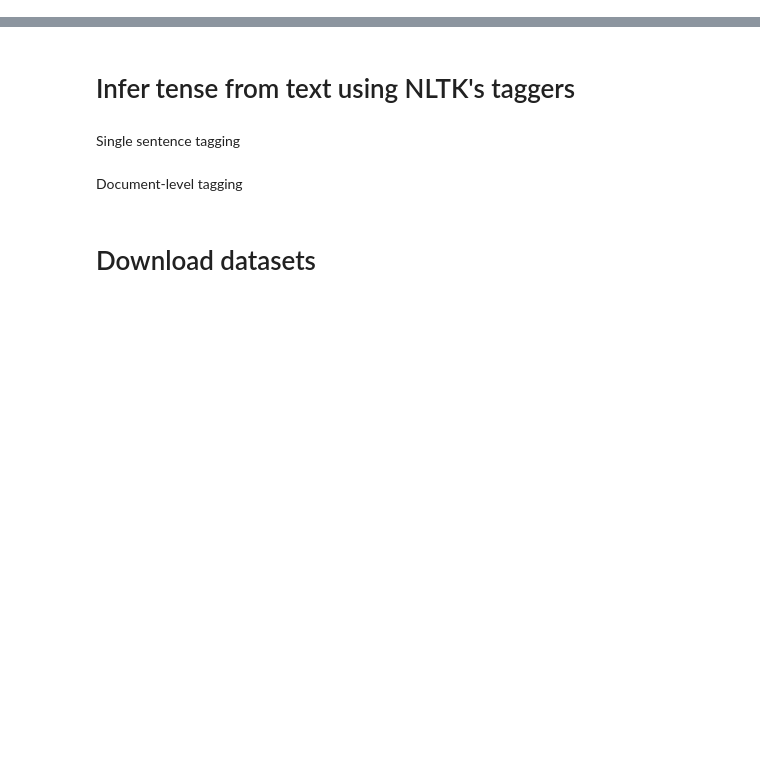
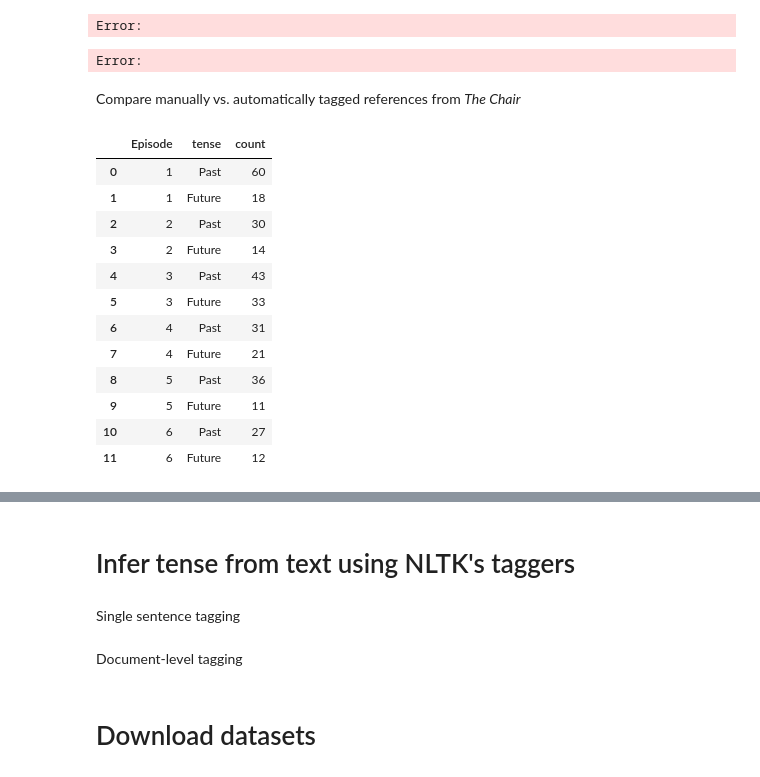
Before and after one commit to ContextLab/prediction-retrodiction-paper, a Jupyter notebook: code/meta-analysis.ipynb, the cells around one changed output, grey strips where cells are left out. Cells and saved outputs as stored; diff of their text form; code cells hidden in the pictures; blank space fills up the shorter version.

```diff
--- a/code/meta-analysis.ipynb
+++ b/code/meta-analysis.ipynb
@@ -462,0 +101,13 @@ ddoc
+# %%
+hf_api_key_fname = Path.cwd().parent.joinpath('data', 'hf_api_key.txt')
+with open(hf_api_key_fname) as f:
+    hf_api_key = f.read().strip()
+
+llm = HuggingFacePipeline.from_model_id(
+    model_id='meta-llama/Llama-2-70b-chat-hf',
+    task='text-generation',
+    model_kwargs={'max_length': 64, 'token': hf_api_key}
+)
+# %% [output]
+Error:
+Error:
@@ -462,0 +233,34 @@ ddoc
+# %% [markdown]
+Compare manually vs. automatically tagged references from *The Chair*
+# %%
+# fill in proportions for manual reference counts
+ref_fname = str(Path.cwd().parent.joinpath('data', 'the_chair', 'the_chair_manual_reference_counts.csv'))
+manual = pd.read_csv(ref_fname)
+manual['Total'] = manual['Past'] + manual['Future']
+
+# # compute proportions
+# manual['p(Past)'] = manual['Past'] / manual['Total']
+# manual['p(Future)'] = manual['Future'] / manual['Total']
+
+manual.reset_index(inplace=True)
+manual['Episode'] = manual['index'] + 1
+manual.drop(['index', 'Total'], axis=1, inplace=True)
+
+manual = manual.melt(var_name='tense', value_name='count', id_vars=['Episode'])
+manual.sort_values(['Episode'], inplace=True)
+manual.reset_index(inplace=True, drop=True)
+manual
+# %% [output]
+|  | Episode | tense | count |
+| 0 | 1 | Past | 60 |
+| 1 | 1 | Future | 18 |
+| 2 | 2 | Past | 30 |
+| 3 | 2 | Future | 14 |
+| 4 | 3 | Past | 43 |
+| 5 | 3 | Future | 33 |
+| 6 | 4 | Past | 31 |
+| 7 | 4 | Future | 21 |
+| 8 | 5 | Past | 36 |
+| 9 | 5 | Future | 11 |
+| 10 | 6 | Past | 27 |
+| 11 | 6 | Future | 12 |
```
Also changed, not shown: parts of 40 cells of this notebook, 3 other files.
